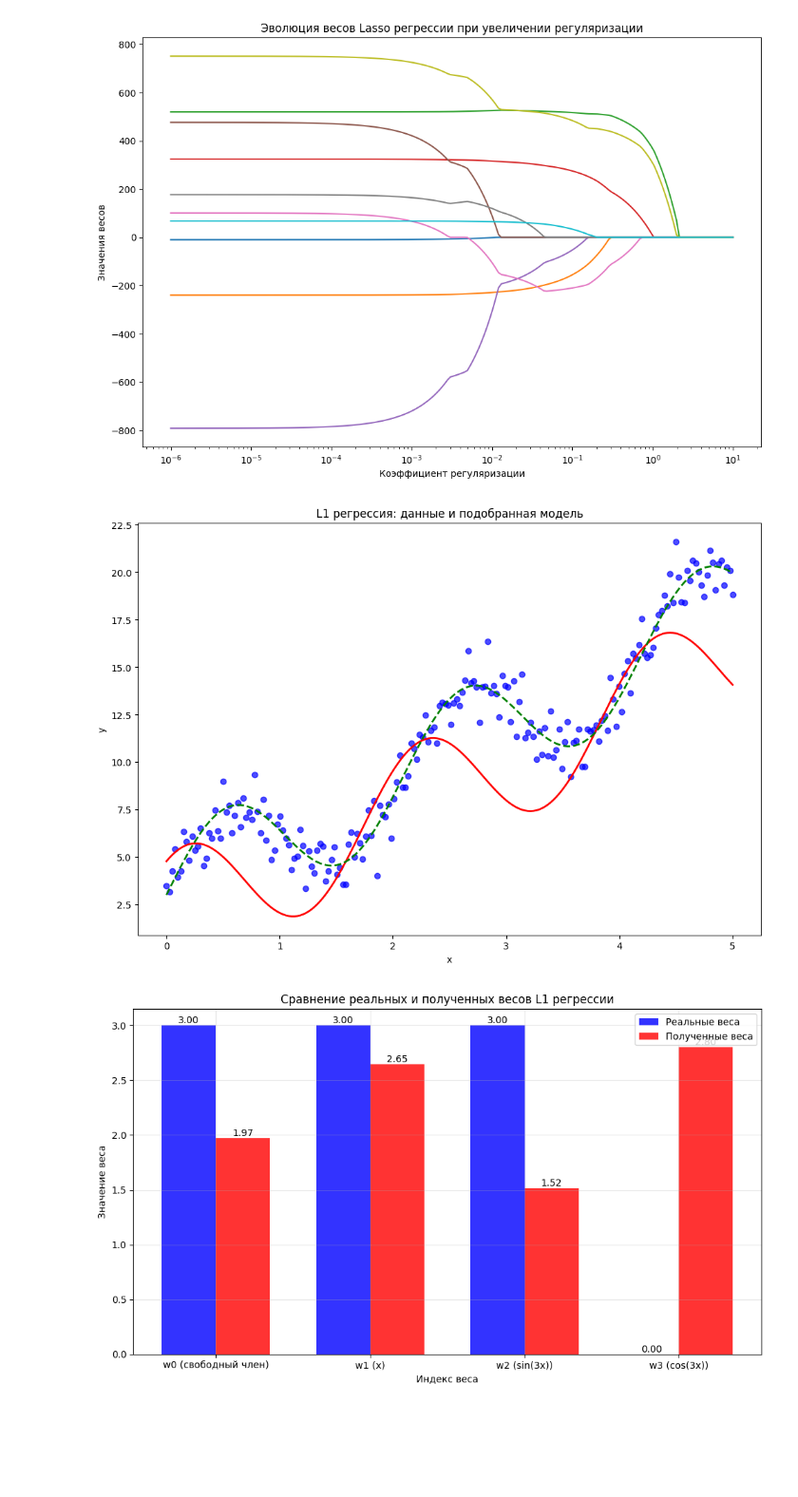
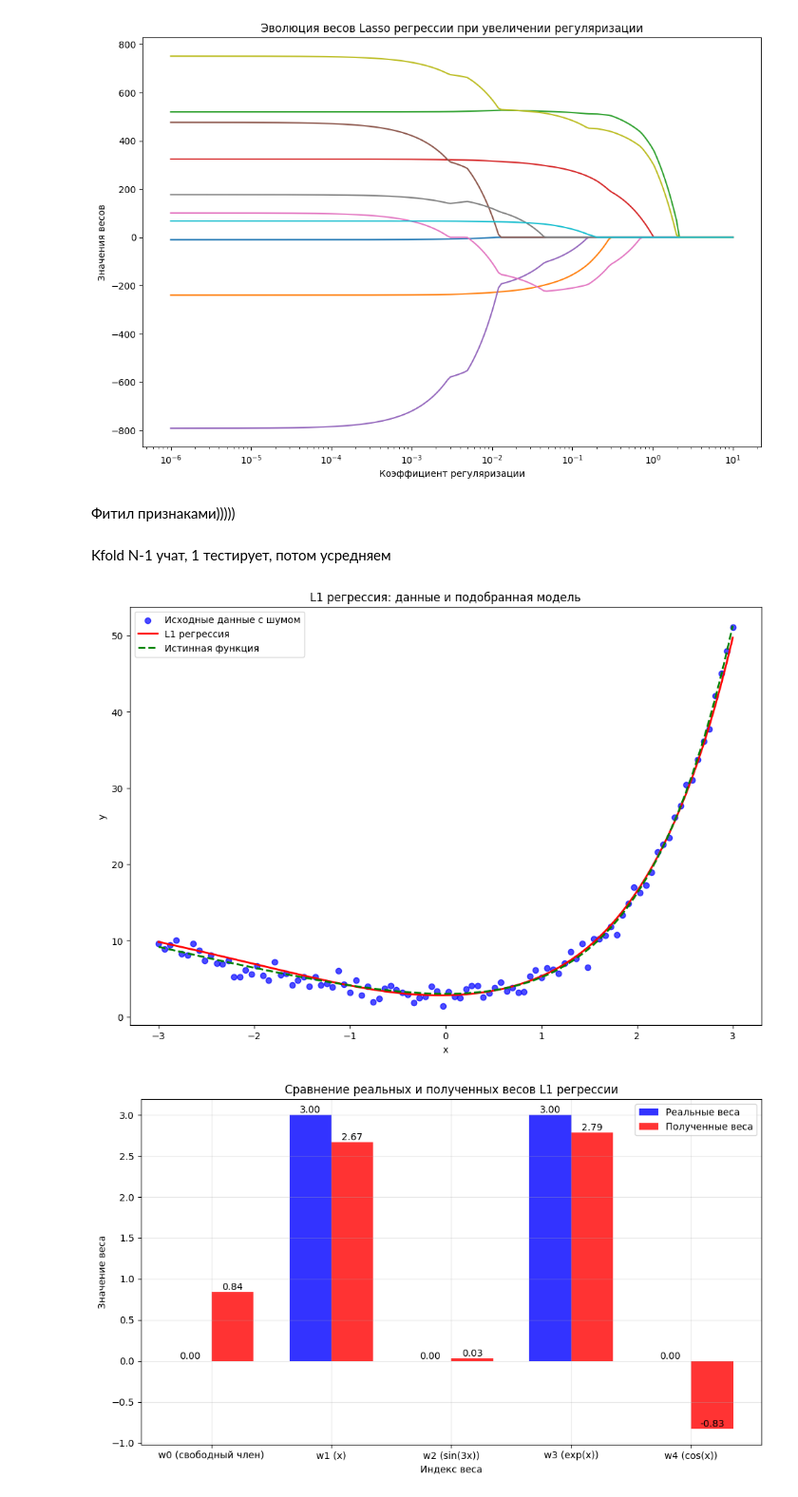
Before and after one commit to averageX56/vichmaty, a Jupyter notebook: Дз 5.ipynb, the cells around one changed output. Shown at 95% size. Saved outputs shown, nothing was run; the diff lists cells and outputs as text; code cells hidden in the pictures; blank space fills up the shorter version.

```diff
--- a/Дз 5.ipynb
+++ b/Дз 5.ipynb
@@ -45,6 +45,10 @@ plt.title('Эволюция весов Lasso регрессии при увел
 plt.show()
 # %% [output]
 [figure]
+# %% [markdown]
+Фитил признаками)))))
+# %% [markdown]
+Kfold N-1 учат, 1 тестирует, потом усредняем
 # %%
 from sklearn.model_selection import KFold
 from sklearn.metrics import mean_squared_error
@@ -124,13 +155,14 @@ def cross_validate_L1_regression(X, y, mu_values, alpha_values, n_folds=3, n_ite
 # %%
-X, y, x = generate_data(200, 1)
+X, y, x = generate_data(100, 0.9)
 
 mu_values = np.logspace(-10, 1, 15)
 alpha_values = np.logspace(-10, -4, 15)
 
-
-best_w, mse = cross_validate_L1_regression(X, y, mu_values, alpha_values, n_folds=3)
+best_w, mse, best_mu, best_alpha = cross_validate_L1_regression(X, y, mu_values, alpha_values, n_folds=3)
 
 y_pred = X @ best_w
+
+import matplotlib.pyplot as plt
 
 plt.figure(figsize=(12, 8))
 
@@ -138,46 +170,47 @@ plt.scatter(x, y, alpha=0.7, label='Исходные данные с шумом'
 
 plt.plot(x, y_pred, color='red', linewidth=2, label='L1 регрессия')
 
-true_func = 3*x + 3*np.sin(3*x) +3
+true_func = -3*x + 3*np.exp(x)
 plt.plot(x, true_func, color='green', linestyle='--', linewidth=2, label='Истинная функция')
 
 plt.xlabel('x')
 plt.ylabel('y')
 plt.title('L1 регрессия: данные и подобранная модель')
+plt.legend()
 plt.show()
 # %% [output]
-[figure, old version]
+[figure, new version]
 # %%
-real_w = np.array([3, 3, 3, 0])
+real_w = np.array([0, 3, 0, 3, 0])
 
 fig, ax = plt.subplots(figsize=(10, 6))
 
 bar_width = 0.35
 x_pos = np.arange(len(real_w))
 
 bars1 = ax.bar(x_pos - bar_width/2, real_w, bar_width,
                label='Реальные веса', alpha=0.8, color='blue')
 bars2 = ax.bar(x_pos + bar_width/2, best_w, bar_width,
                label='Полученные веса', alpha=0.8, color='red')
 
 ax.set_xlabel('Индекс веса')
 ax.set_ylabel('Значение веса')
 ax.set_title('Сравнение реальных и полученных весов L1 регрессии')
 ax.set_xticks(x_pos)
-ax.set_xticklabels(['w0 (свободный член)', 'w1 (x)', 'w2 (sin(3x))', 'w3 (cos(3x))'])
+ax.set_xticklabels(['w0 (свободный член)', 'w1 (x)', 'w2 (sin(3x))', 'w3 (exp(x))', 'w4 (cos(x))'])
 ax.legend()
 ax.grid(True, alpha=0.3)
 for bar in bars1:
     height = bar.get_height()
     ax.text(bar.get_x() + bar.get_width()/2., height,
             f'{height:.2f}', ha='center', va='bottom')
 
 for bar in bars2:
     height = bar.get_height()
     ax.text(bar.get_x() + bar.get_width()/2., height,
             f'{height:.2f}', ha='center', va='bottom')
 
 plt.tight_layout()
 plt.show()
 # %% [output]
-[figure, old version]
+[figure, new version]
```
Also changed, not shown: parts of 3 cells of this notebook, 12 other files.
